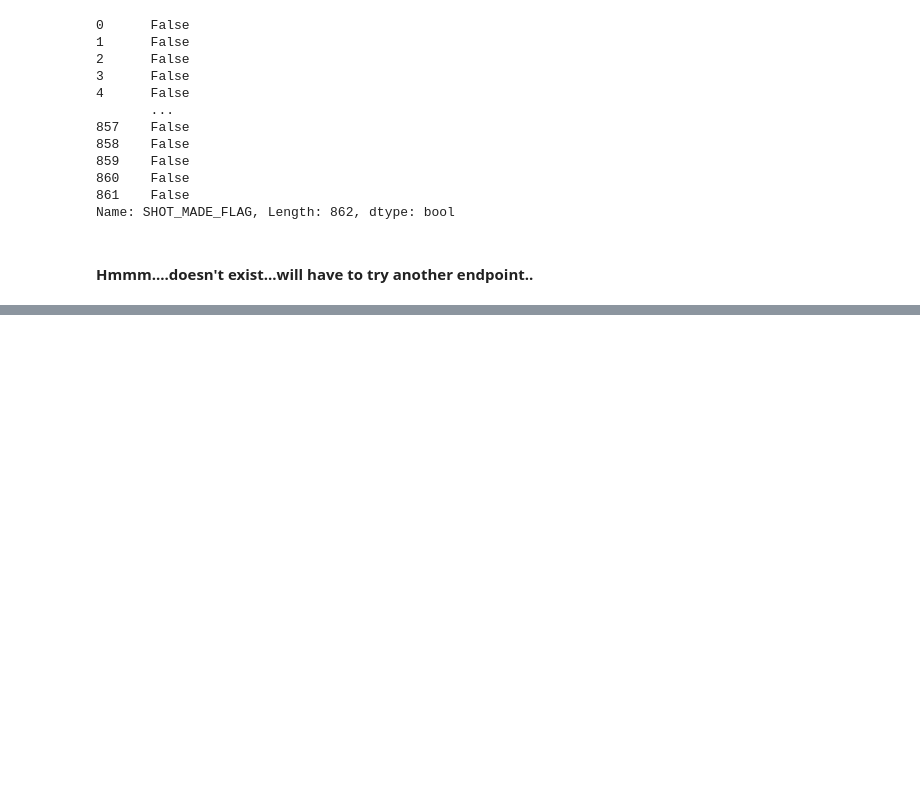
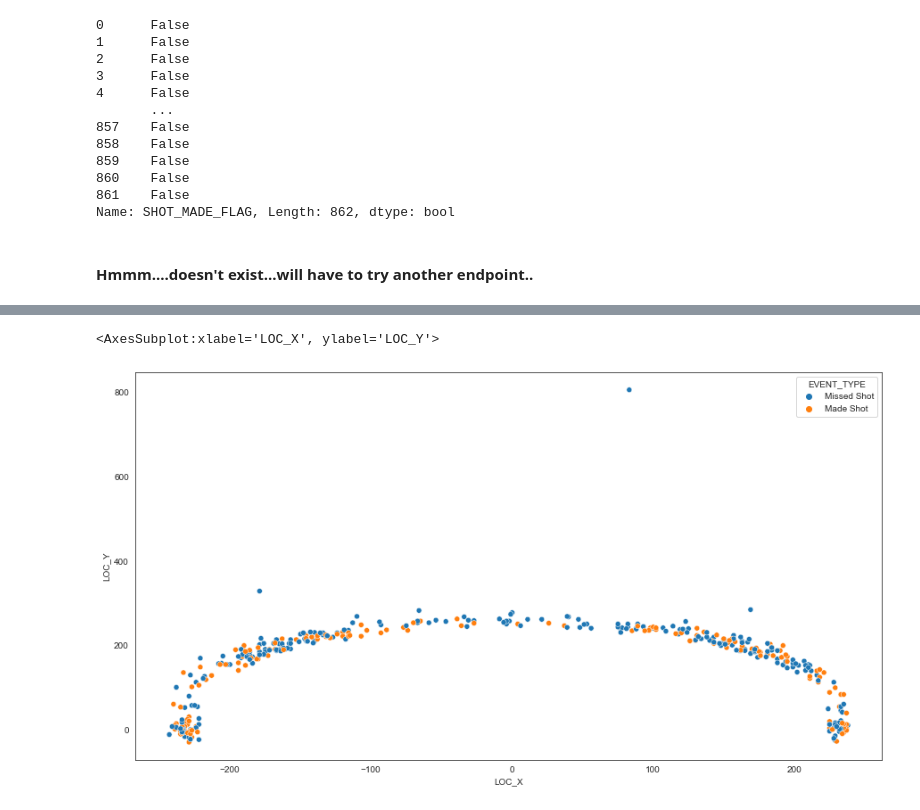
Before and after one commit to Eyring-Miller-Muriithi-capstone/shot-caller-for-ballers, a Jupyter notebook: Notebooks/Jen/Eyring-notebook.ipynb, the cells around one changed output, grey strips where cells are left out. Cells and saved outputs as stored; diff of their text form; code cells hidden in the pictures; blank space fills up the shorter version.

```diff
--- a/Notebooks/Jen/Eyring-notebook.ipynb
+++ b/Notebooks/Jen/Eyring-notebook.ipynb
@@ -122,0 +152,31 @@ Name: SHOT_MADE_FLAG, Length: 862, dtype: bool
+# %%
+#shotchartdetail using api:
+def get_player_shotchartdetail(player_name, season_id):
+    """
+    Parameters
+    ----------
+    player_name: name of the player with Capital
+    season_id: ex. 2012-13
+    """
+
+    # player dictionary
+    nba_players = players.get_players()
+    player_dict = [player for player in nba_players if player['full_name'] == player_name][0]
+
+    # career df
+    career = playercareerstats.PlayerCareerStats(player_id=player_dict['id'])
+    career_df = career.get_data_frames()[0]
+
+    # team id during the season
+    team_id = career_df[career_df['SEASON_ID'] == season_id]['TEAM_ID']
+
+    # shotchardtdetail endpoint
+    shotchartlist = shotchartdetail.ShotChartDetail(team_id=int(team_id),
+                                                   player_id=int(player_dict['id']),
+                                                   season_type_all_star='Regular Season',
+                                                   season_nullable=season_id,
+                                                   context_measure_simple="FGA").get_data_frames()
+
+    return shotchartlist[0], shotchartlist[1]
+# %%
+player_shotchart_df, league_avg = get_player_shotchartdetail('Keldon Johnson', '2021-22')
@@ -122,0 +199,9 @@ Name: SHOT_MADE_FLAG, Length: 862, dtype: bool
+# %%
+df3ptrs = player_shotchart_df[player_shotchart_df.SHOT_TYPE == '3PT Field Goal']
+# %%
+#creating a scatterplot of 3ptshots:
+fig, ax1 = plt.subplots(figsize=(15,8))
+sns.scatterplot(x= df3ptrs.LOC_X, y=df3ptrs.LOC_Y, data=df3ptrs.SHOT_TYPE == '3PT Field Goal', hue = df3ptrs.EVENT_TYPE)
+# %% [output]
+<AxesSubplot:xlabel='LOC_X', ylabel='LOC_Y'>
+[figure, added]
```
Also changed, not shown: parts of 5 cells of this notebook, 1 other file.
